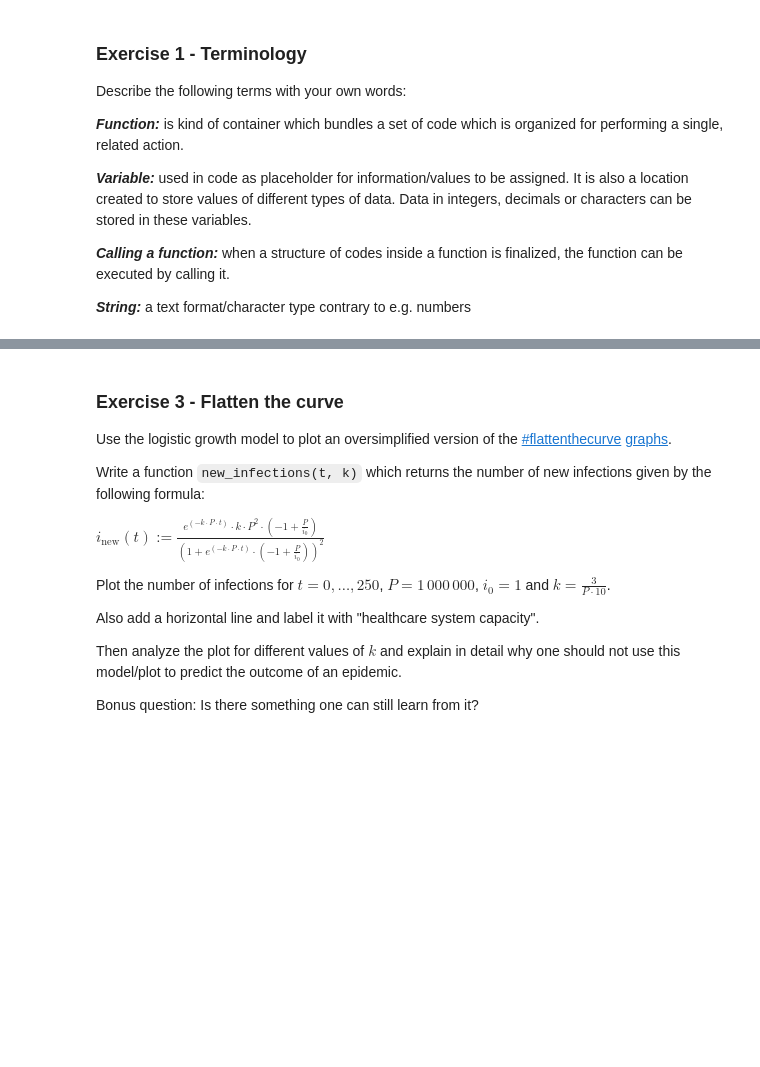
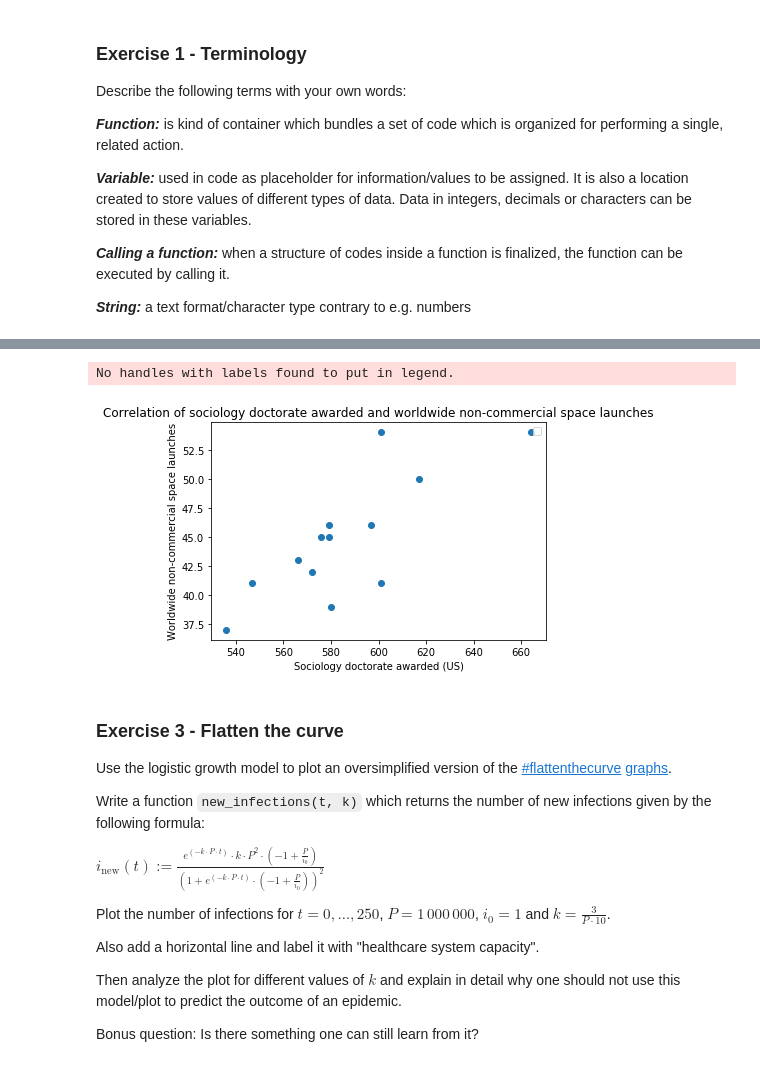
Before and after one commit to Bokubst/homework-scientific-computing, a Jupyter notebook: homework03-python-introduction/hw03beforeconflict.ipynb, the cells around one changed output, grey strips where cells are left out. Saved outputs shown, nothing was run; the diff lists cells and outputs as text; code cells hidden in the pictures; blank space fills up the shorter version.

```diff
--- a/homework03-python-introduction/hw03beforeconflict.ipynb
+++ b/homework03-python-introduction/hw03beforeconflict.ipynb
@@ -35,3 +96,13 @@ years = list(range(1997, 2009 + 1))
+# %%
+plt.plot(sociology_doctorates,space_launches, 'o')
+plt.xlabel('Sociology doctorate awarded (US)')
+plt.ylabel('Worldwide non-commercial space launches')
+plt.title('Correlation of sociology doctorate awarded and worldwide non-commercial space launches')
+plt.legend()
+plt.show()
+# %% [output]
+No handles with labels found to put in legend.
+[figure, added]
 # %% [markdown]
 ### Exercise 3 - Flatten the curve
 
```
Also changed, not shown: parts of 3 cells of this notebook.
